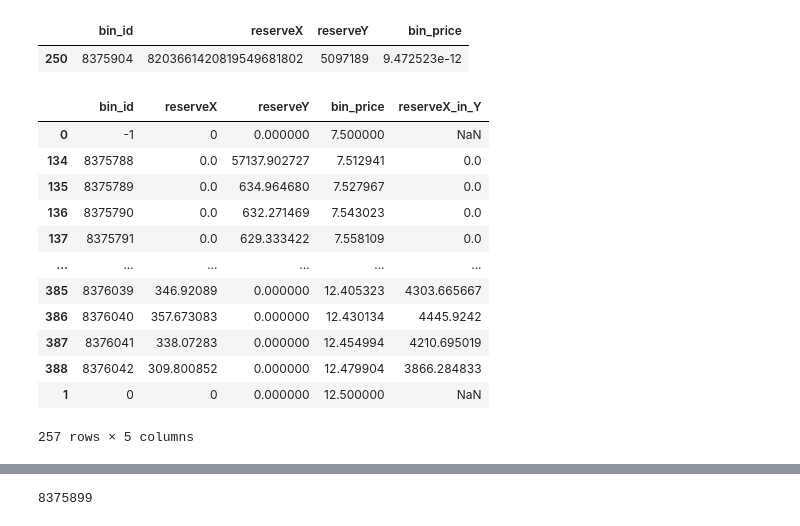
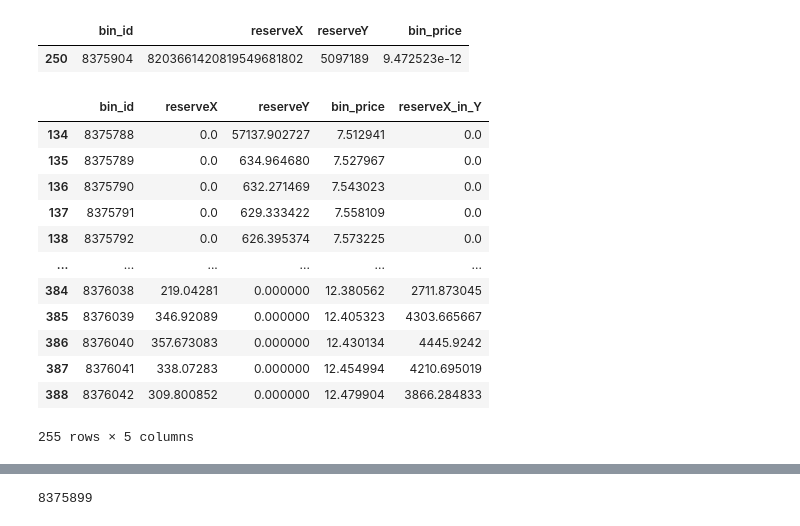
Before and after one commit to As0biAsobase/TJ_LB, a Jupyter notebook: get_lb_shape.ipynb, the cells around one changed output, grey strips where cells are left out. Saved outputs shown, nothing was run; the diff lists cells and outputs as text; code cells hidden in the pictures.

```diff
--- a/get_lb_shape.ipynb
+++ b/get_lb_shape.ipynb
@@ -109,35 +109,32 @@ df[(df['reserveX'] > 0) & (df['reserveY'] > 0)]
 # %%
 tokenX_decimals = 18
 tokenY_decimals = 6
 
 tokenX_symbol = "AVAX"
 tokenY_symbol = "USDC"
 
 df['reserveX'] = df['reserveX'].div(10**tokenX_decimals)
 df['reserveY'] = df['reserveY'].div(10**tokenY_decimals)
 df['bin_price'] = df['bin_price'] * 10**(tokenX_decimals-tokenY_decimals)
 df["reserveX_in_Y"] = df['reserveX'] * df['bin_price']
 df = df[(df.bin_price > 7.5) & (df.bin_price < 12.5)]
 
-records = [{"bin_id" : -1, "reserveX" : 0, "reserveY" : 0, "bin_price" : 7.5, "reserveX_in_Y" : 0}, {"bin_id" : 0, "reserveX" : 0, "reserveY" : 0, "bin_price" : 12.5, "reserveX_in_Y" : 0}]
-df = pd.concat([df, pd.DataFrame.from_records(records)])
-
 df = df.sort_values(by='bin_price')
 df
 # %% [output]
 |  | bin_id | reserveX | reserveY | bin_price | reserveX_in_Y |
-| 0 | -1 | 0 | 0.000000 | 7.500000 | NaN |
 | 134 | 8375788 | 0.0 | 57137.902727 | 7.512941 | 0.0 |
 | 135 | 8375789 | 0.0 | 634.964680 | 7.527967 | 0.0 |
 | 136 | 8375790 | 0.0 | 632.271469 | 7.543023 | 0.0 |
 | 137 | 8375791 | 0.0 | 629.333422 | 7.558109 | 0.0 |
+| 138 | 8375792 | 0.0 | 626.395374 | 7.573225 | 0.0 |
 | ... | ... | ... | ... | ... | ... |
+| 384 | 8376038 | 219.04281 | 0.000000 | 12.380562 | 2711.873045 |
 | 385 | 8376039 | 346.92089 | 0.000000 | 12.405323 | 4303.665667 |
 | 386 | 8376040 | 357.673083 | 0.000000 | 12.430134 | 4445.9242 |
 | 387 | 8376041 | 338.07283 | 0.000000 | 12.454994 | 4210.695019 |
 | 388 | 8376042 | 309.800852 | 0.000000 | 12.479904 | 3866.284833 |
-| 1 | 0 | 0 | 0.000000 | 12.500000 | NaN |
-257 rows × 5 columns
+255 rows × 5 columns
 # %%
 
 tick_gap = 10
```
Also changed, not shown: parts of 2 cells of this notebook, 4 other files.
